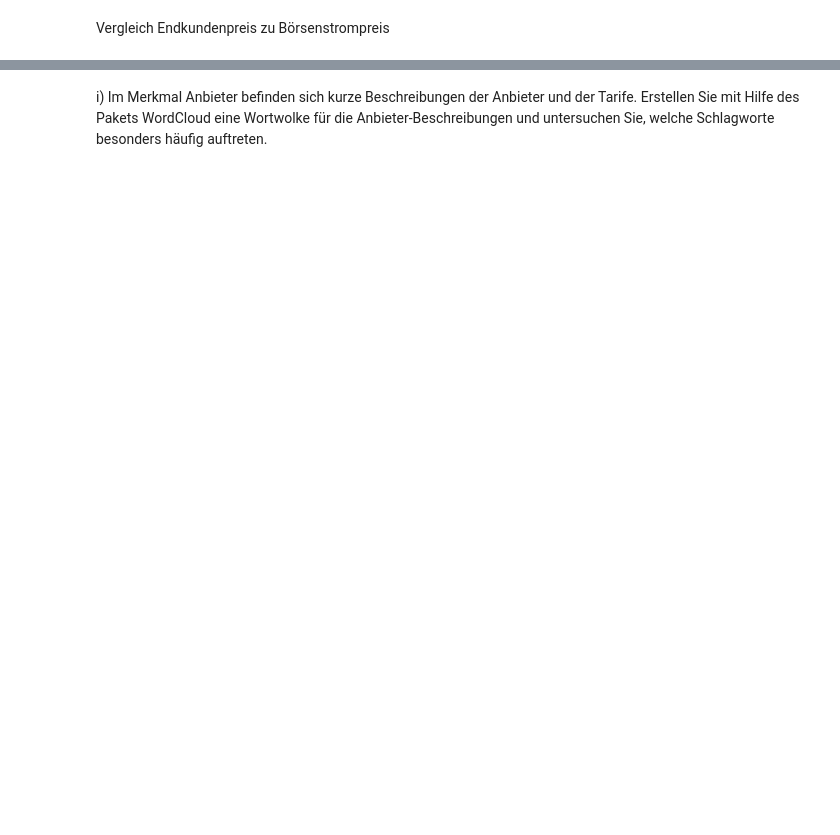
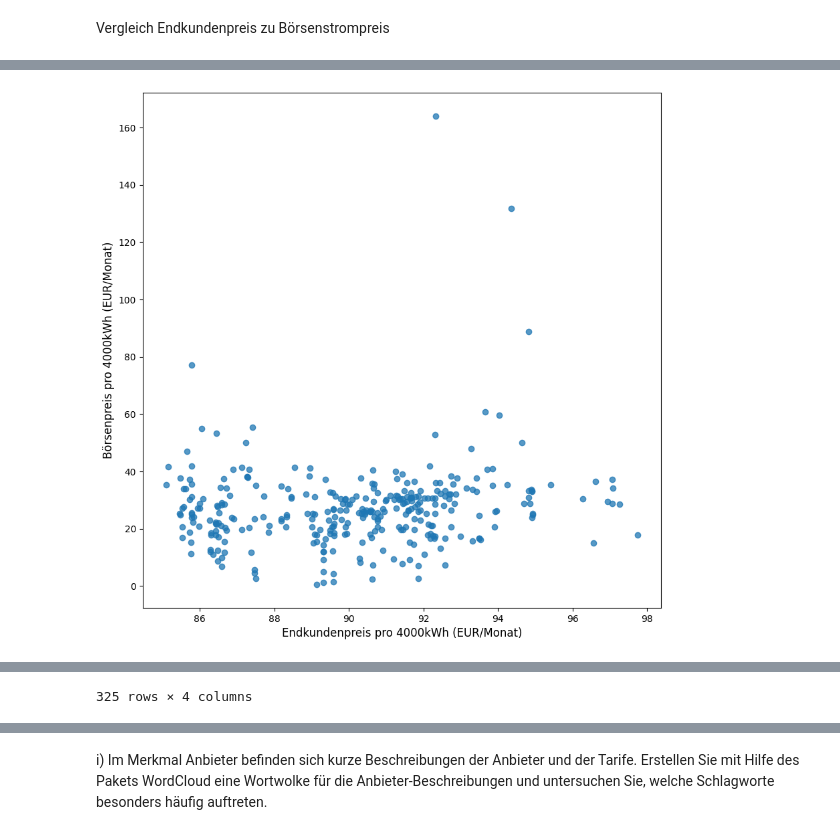
Before and after one commit to SebJana/DAT, a Jupyter notebook: jana_sebastian_jana_sophie.ipynb, the cells around one changed output, grey strips where cells are left out. Cells and saved outputs as stored; diff of their text form; code cells hidden in the pictures; blank space fills up the shorter version.

```diff
--- a/jana_sebastian_jana_sophie.ipynb
+++ b/jana_sebastian_jana_sophie.ipynb
@@ -452,0 +558,23 @@ df_kunden_boerse_sorted
+# %%
+df_kunden_boerse = pd.merge(df_mean_prices, df_daily, on = 'Datum', how = 'left', validate='one_to_one')
+df_kunden_boerse = df_kunden_boerse.drop(columns = ['Leistung nicht erneuerbar (MW)', 'Leistung erneuerbar (MW)', 'Jahr', 'Monat'])
+df_kunden_boerse = df_kunden_boerse.rename(columns = {'MeanPrice': 'Endkundenpreis pro 4000kWh (EUR/Monat)'})
+
+# 1 MWh = 1.000 kWh
+'''
+df_kunden_boerse['Börsenpreis pro kWh (EUR)'] = (df_kunden_boerse['Day Ahead Auktion Preis (EUR/MWh)'] / 1000)
+df_kunden_boerse['Endkundenpreis pro kWh (EUR)'] = (df_kunden_boerse['Endkundenpreis pro 4000kWh (EUR/Monat)'] * 12) / 4000
+'''
+
+# Adjust Auktion Preis to 4000kWh and calculate a forecast for one year per month with that
+df_kunden_boerse['Börsenpreis pro 4000kWh (EUR/Monat)'] = (df_kunden_boerse['Day Ahead Auktion Preis (EUR/MWh)'] * 4)/12
+
+
+plt.figure(figsize=(10, 10))
+plt.scatter(df_kunden_boerse['Endkundenpreis pro 4000kWh (EUR/Monat)'], df_kunden_boerse['Börsenpreis pro 4000kWh (EUR/Monat)'], alpha=0.75)
+
+plt.xlabel('Endkundenpreis pro 4000kWh (EUR/Monat)', fontsize = 12)
+plt.ylabel('Börsenpreis pro 4000kWh (EUR/Monat)', fontsize = 12)
+plt.show()
+# %% [output]
+[figure, added]
@@ -452,0 +593 @@ df_kunden_boerse_sorted
+325 rows × 4 columns
```
Also changed, not shown: parts of 24 cells of this notebook.
